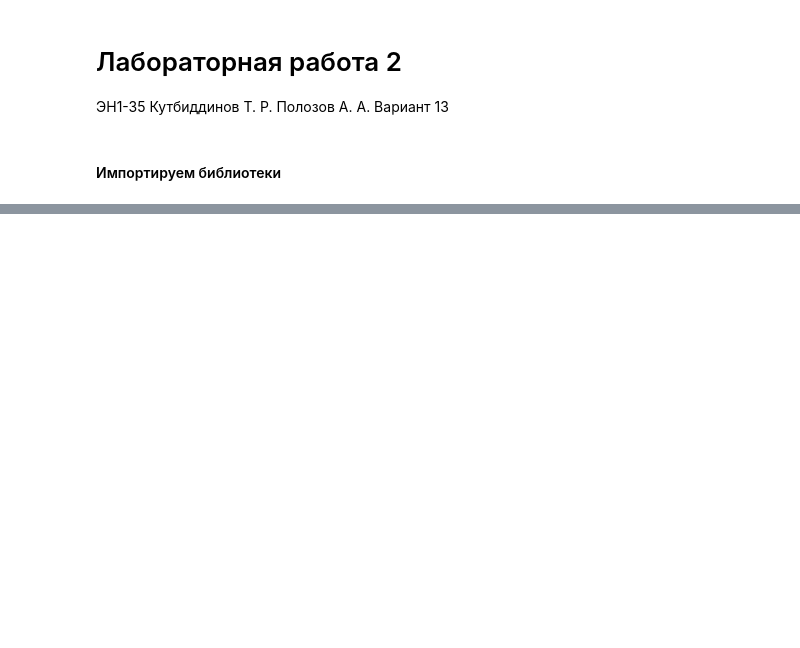
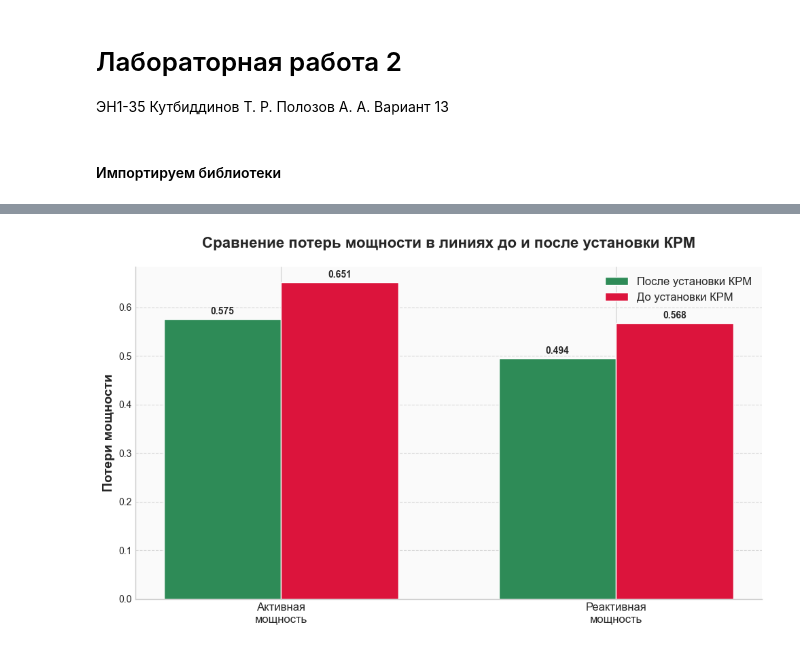
Before and after one commit to Polozov2005/CZP-2, a Jupyter notebook: CZP-2.ipynb, the cells around one changed output, grey strips where cells are left out. Cells and saved outputs as stored; diff of their text form; code cells hidden in the pictures; blank space fills up the shorter version.

```diff
--- a/CZP-2.ipynb
+++ b/CZP-2.ipynb
@@ -1045,0 +573,99 @@ print('Переменные:', scenarios)
+# %%
+# Выбор лучшего варианта и сравнение потерь
+# мощности в линиях до установки КРМ в сеть
+# и после установки
+print(
+    'Лучшим вариантом при работе компенсаторов '
+    'реактивной мощности оказался 1-ый, а именно '
+    'при котором все 3 компенсатора находятся '
+    'в рабочем состоянии и компенсируют всю '
+    'реактивную мощность соответствующих нагрузок'
+)
+
+net2 = network(1, np.array([True, True, True]))
+net1 = network(0, np.array([False, False, False]))
+
+pp.runpp(net2)
+total_p2 = net2.res_line.pl_mw.sum()
+total_q2 = net2.res_line.ql_mvar.sum()
+
+pp.runpp(net1)
+total_p1 = net1.res_line.pl_mw.sum()
+total_q1 = net1.res_line.ql_mvar.sum()
+
+plt.style.use('seaborn-v0_8-whitegrid')
+fig, ax = plt.subplots(figsize=(10, 6))
+
+# Позиции для групп столбцов
+x_pos = [1, 2]  # 1 - Активная, 2 - Реактивная
+width = 0.35
+
+# Построение столбцов
+bars_after = ax.bar(
+    [x - width / 2 for x in x_pos],
+    [total_p2, total_q2],
+    width,
+    label='После установки КРМ',
+    color='#2E8B57',
+    edgecolor='white'
+)
+
+bars_before = ax.bar(
+    [x + width / 2 for x in x_pos],
+    [total_p1, total_q1],
+    width,
+    label='До установки КРМ',
+    color='#DC143C',
+    edgecolor='white'
+)
+
+# Заголовок и подписи
+ax.set_title(
+    'Сравнение потерь мощности в линиях '
+    'до и после установки КРМ',
+    fontsize=16,
+    fontweight='bold',
+    pad=20
+)
+
+ax.set_ylabel(
+    'Потери мощности',
+    fontsize=14,
+    fontweight='bold'
+)
+
+ax.set_xticks(x_pos)
+ax.set_xticklabels(
+    ['Активная\nмощность', 'Реактивная\nмощность'],
+    fontsize=12
+)
+
+# Легенда
+ax.legend(loc='upper right', fontsize=12)
+
+# Сетка и фон
+ax.grid(axis='y', linestyle='--', alpha=0.7)
+ax.spines['top'].set_visible(False)
+ax.spines['right'].set_visible(False)
+ax.set_facecolor('#FAFAFA')
+
+# Функция для добавления подписей значений
+def add_value_labels(bars):
+    for bar in bars:
+        height = bar.get_height()
+        ax.annotate(
+            f'{height:.3f}',
+            xy=(bar.get_x() + bar.get_width() / 2, height),
+            xytext=(0, 3),
+            textcoords="offset points",
+            ha='center',
+            va='bottom',
+            fontweight='bold'
+        )
+
+add_value_labels(bars_after)
+add_value_labels(bars_before)
+
+plt.tight_layout()
+plt.show()
+# %% [output]
@@ -1045,0 +673 @@ print('Переменные:', scenarios)
+[figure, added]
```
Also changed, not shown: parts of 45 cells of this notebook.
